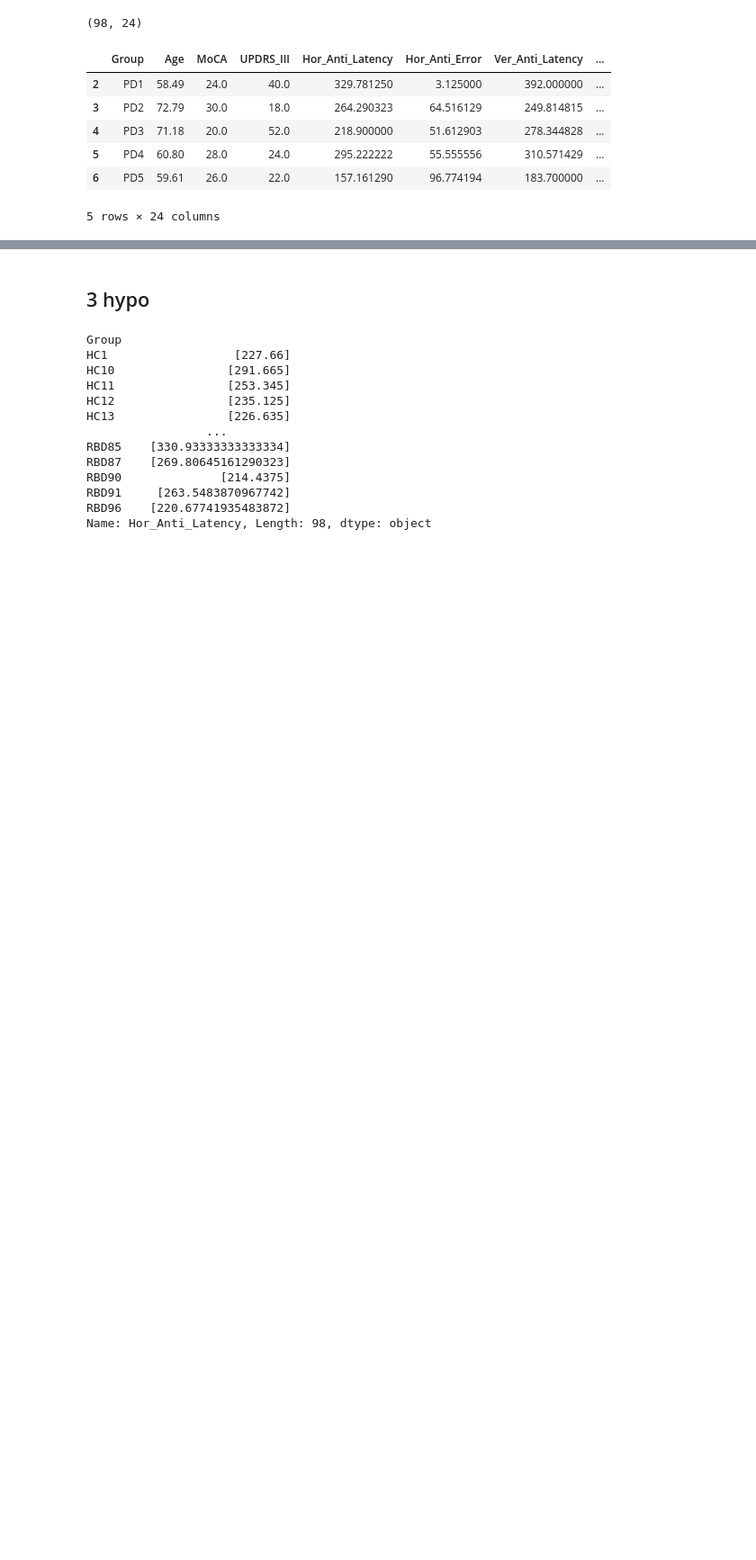
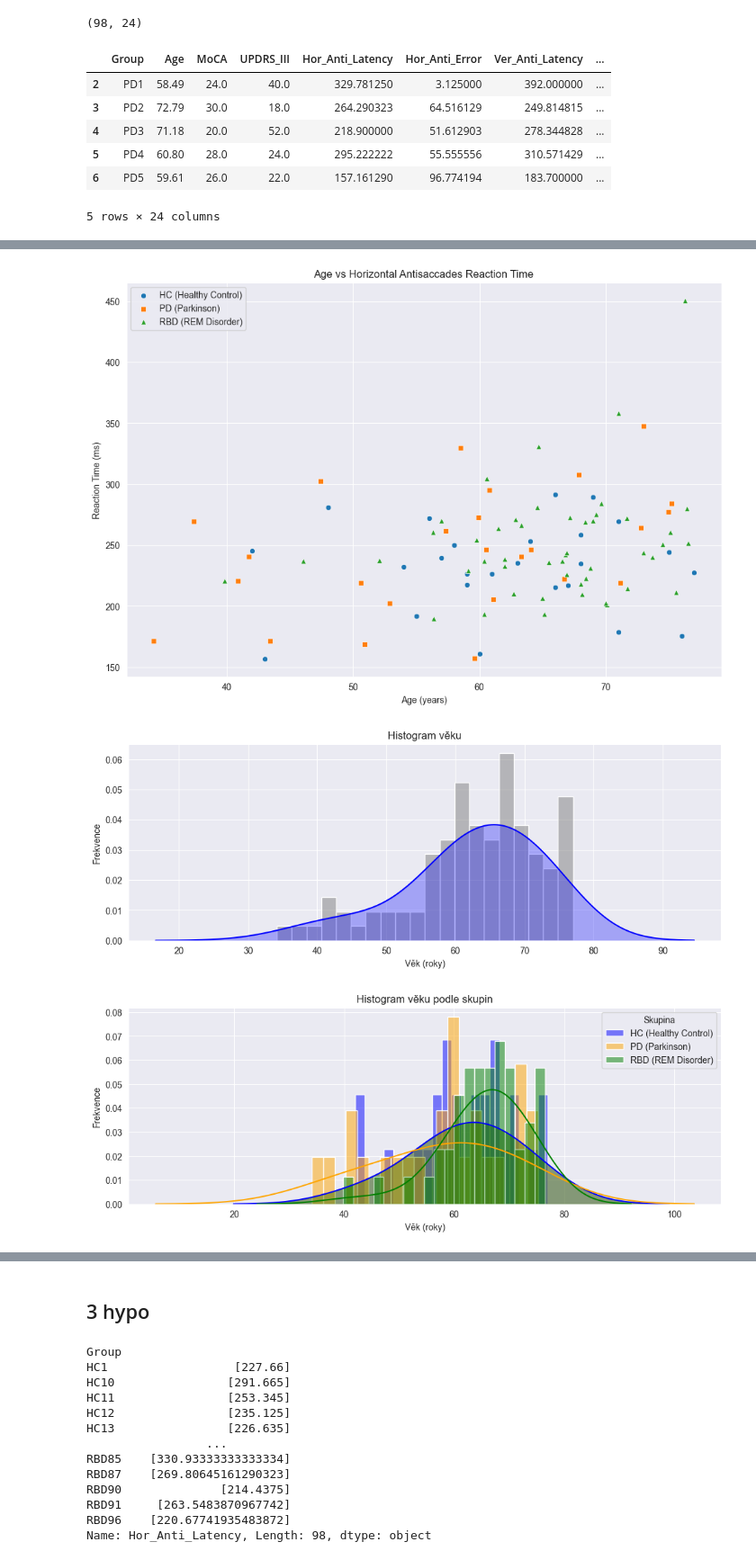
Before and after one commit to BarboraKindl/aeda_semstralka, a Jupyter notebook: aeda_semestralka.ipynb, the cells around one changed output, grey strips where cells are left out. Shown: that part at 90% size. Saved outputs shown, nothing was run; the diff lists cells and outputs as text; code cells hidden in the pictures; blank space fills up the shorter version.

Commit message:
update plots

```diff
--- a/aeda_semestralka.ipynb
+++ b/aeda_semestralka.ipynb
@@ -198,0 +155,13 @@ plt.show()
+# %%
+plot_generalized_with_pdf(
+    hc_data, pd_data, rbd_data, data_cleaned,
+    scatter_x='Age', scatter_y='Hor_Anti_Latency',
+    scatter_title='Age vs Horizontal Antisaccades Reaction Time',
+    scatter_xlabel='Age (years)', scatter_ylabel='Reaction Time (ms)',
+    hist_col='Age',
+    hist_title='Histogram věku', hist_xlabel='Věk (roky)', hist_ylabel='Frekvence'
+)
+# %% [output]
+[figure, added]
+[figure, added]
+[figure, added]
```
Also changed, not shown: parts of 5 cells of this notebook.
